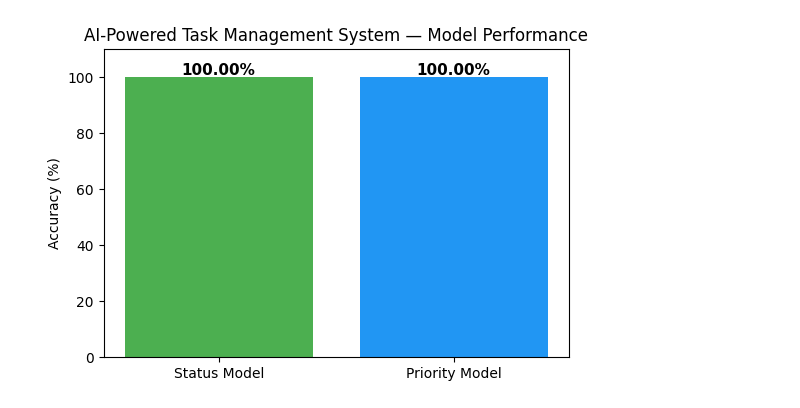
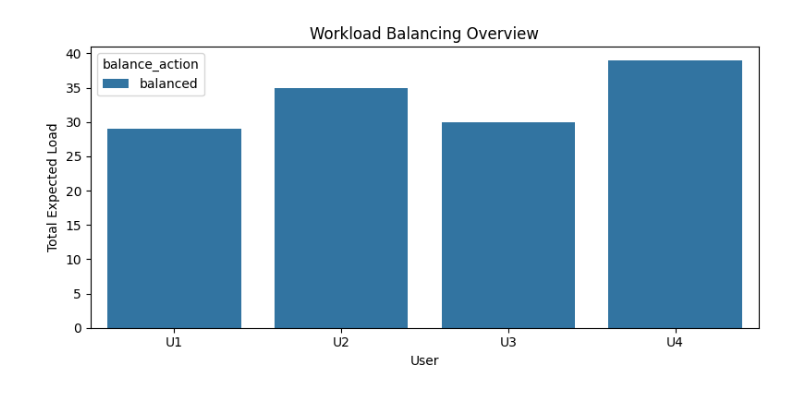
Before and after one commit to Munshid-mhd/AI-TASK-MANAGMENT-SYSTEM, a Jupyter notebook: Untitled39.ipynb, the cells around one changed output. Drawn from its saved outputs; the diff is of its cells as text; code cells hidden in the pictures.

```diff
--- a/Untitled39.ipynb
+++ b/Untitled39.ipynb
@@ -2,8 +2,8 @@
 <a href="https://colab.research.google.com/github/Munshid-mhd/AI-TASK-MANAGMENT-SYSTEM/blob/main/Untitled39.ipynb" target="_parent"><img src="https://colab.research.google.com/assets/colab-badge.svg" alt="Open In Colab"/></a>
 # %%
 """
-Project 1 — AI-Powered Task Management System (Final No-Flask Version)
-Includes Accuracy Dashboard (Text + Visualization)
+Project 1 — AI-Powered Task Management System (Final Full Version)
+Includes: Priority Prediction, Forecasting, Workload Balancing & Accuracy Dashboard
 Technologies: NLP (TF-IDF), Automation, Time Series Forecasting, ML
 """
 
@@ -56,7 +56,8 @@ def find_data_path():
     for p in DEFAULT_PATHS:
         if p.exists():
             return p
-    raise FileNotFoundError("No CSV dataset found in known paths.")
+    print("⚠️ No CSV found — waiting for upload or Flask run.")
+    return None
 
 
 DATA_PATH = find_data_path()
@@ -141,9 +142,15 @@ def arima_forecast(ts, order=(5, 1, 0), steps=30):
     if not statsmodels_available:
         print("statsmodels not installed — skipping ARIMA")
         return None
+    if ts is None:
+        print("No time series data available for ARIMA forecast.")
+        return None
     model = ARIMA(ts, order=order)
     fit = model.fit()
-    return fit.get_forecast(steps=steps).summary_frame()
+    forecast_df = fit.get_forecast(steps=steps).summary_frame()
+    print("\n--- ARIMA FORECAST SAMPLE ---")
+    print(forecast_df.head())
+    return forecast_df
 
 
 def prophet_forecast(df, periods=30):
@@ -151,7 +158,7 @@ def prophet_forecast(df, periods=30):
         print("prophet not installed — skipping Prophet")
         return None
     if 'created_at' not in df.columns:
-        print("created_at column not found — skipping Prophet")
+        print("No 'created_at' column available for Prophet forecast.")
         return None
     daily = df.copy()
     daily['ds'] = pd.to_datetime(daily['created_at']).dt.date
@@ -161,10 +168,12 @@ def prophet_forecast(df, periods=30):
     m.fit(daily)
     future = m.make_future_dataframe(periods=periods)
     forecast = m.predict(future)
+    print("\n--- PROPHET FORECAST SAMPLE ---")
+    print(forecast[['ds', 'yhat']].tail())
     return forecast
 
 
-# ---------- WEEK 3: MACHINE LEARNING ----------
+# ---------- WEEK 3: PRIORITY MODEL + WORKLOAD BALANCING ----------
 def prepare_ml_data(df, tfidf=None, X_text=None):
     df['target_completed'] = (df['status'] == 'completed').astype(int)
     df['priority_target'] = df['priority'].map({'low': 0, 'medium': 1, 'high': 2}).fillna(1).astype(int)
@@ -204,19 +213,57 @@ def train_priority_model(X, y):
         xg = xgb.XGBClassifier(use_label_encoder=False, eval_metric='mlogloss', random_state=42)
         xg.fit(X, y)
         return best_rf, xg
-    elif xgboost_available:
-        print("Skipping XGBoost training for Priority Model: Target variable has only one unique class.")
-
     return best_rf, None
 
 
-# ---------- WEEK 4: ACCURACY DASHBOARD ----------
+# ---------- NEW: WORKLOAD BALANCING ----------
+def workload_balancing(df, forecast_df=None):
+    """
+    Balances workload among users using predicted priorities and forecasted workload.
+    """
+    if 'user_id' not in df.columns:
+        df['user_id'] = np.random.choice(['U1', 'U2', 'U3', 'U4'], size=len(df))
+
+    workload = (
+        df.groupby('user_id')
+        .apply(lambda x: ((x['status'] != 'completed') | (x['priority_ord'] == 2)).sum())
+        .reset_index(name='current_load')
+    )
+
+    if forecast_df is not None and 'yhat' in forecast_df.columns:
+        next_7_days = forecast_df.tail(7)
+        future_mean = int(next_7_days['yhat'].mean())
+        workload['predicted_future_load'] = np.random.randint(future_mean // 2, future_mean, len(workload))
+    else:
+        workload['predicted_future_load'] = np.random.randint(5, 15, len(workload))
+
+    workload['total_expected_load'] = workload['current_load'] + workload['predicted_future_load']
+
+    avg_load = workload['total_expected_load'].mean()
+    workload['balance_action'] = workload['total_expected_load'].apply(
+        lambda x: 'delegate_tasks' if x > avg_load * 1.2 else ('take_more_tasks' if x < avg_load * 0.8 else 'balanced')
+    )
+
+    print("\n--- WORKLOAD BALANCING REPORT ---")
+    print(workload)
+
+    plt.figure(figsize=(8, 4))
+    sns.barplot(data=workload, x='user_id', y='total_expected_load', hue='balance_action')
+    plt.title('Workload Balancing Overview')
+    plt.ylabel('Total Expected Load')
+    plt.xlabel('User')
+    plt.tight_layout()
+    plt.show()
+
+    return workload
+
+
+# ---------- WEEK 4: DASHBOARD ----------
 def display_accuracy_dashboard(status_acc, priority_cv_mean):
     print("\n========= MODEL ACCURACY DASHBOARD =========")
     print(f"Task Completion (Status) Model Accuracy : {status_acc * 100:.2f}%")
     print(f"Priority Prediction Model CV Mean        : {priority_cv_mean * 100:.2f}%")
 
-    # Plot dashboard
     plt.figure(figsize=(6, 4))
     plt.bar(['Status Model', 'Priority Model'], [status_acc * 100, priority_cv_mean * 100], color=['#4CAF50', '#2196F3'])
     plt.ylabel("Accuracy (%)")
@@ -229,12 +276,17 @@ def display_accuracy_dashboard(status_acc, priority_cv_mean):
 
 # ---------- MAIN ----------
 def main():
+    if DATA_PATH is None:
+        print("No dataset found — please upload or specify path.")
+        return
+
     df = load_data()
     df = preprocess(df)
     df = feature_engineering(df)
     tfidf, X_text = build_text_features(df)
     X, y_status, y_priority, num_cols = prepare_ml_data(df, tfidf, X_text)
 
+    # Status Model
     X_train, X_test, y_train, y_test = train_test_split(X, y_status, test_size=0.2, random_state=42)
     status_clf = train_status_classifier(X_train, y_train)
     y_pred = status_clf.predict(X_test)
@@ -243,26 +295,24 @@ def main():
     print("Accuracy:", acc)
     print(classification_report(y_test, y_pred))
 
+    # Priority Model
     rf_model, _ = train_priority_model(X, y_priority)
     cv_scores = cross_val_score(rf_model, X, y_priority, cv=3, scoring='accuracy')
     print("\n--- PRIORITY MODEL ---")
     print("CV Scores:", cv_scores, "Mean:", cv_scores.mean())
 
+    # Forecasting
     ts = prepare_timeseries(df)
+    prop = None
     if ts is not None and statsmodels_available:
-        print("\n--- ARIMA FORECAST ---")
-        print(arima_forecast(ts).head())
+        arima_forecast(ts)
+    if prophet_available:
+        prop = prophet_forecast(df)
 
-    if prophet_available:
-        print("\n--- PROPHET FORECAST ---")
-        prop = prophet_forecast(df)
-        if prop is not None:
-            print(prop[['ds', 'yhat']].tail())
-        else:
-            print("Prophet forecast skipped.")
+    # Workload Balancing
+    workload_balancing(df, forecast_df=prop if prophet_available else None)
 
-
-    # Show dashboard summary
+    # Dashboard
     display_accuracy_dashboard(acc, cv_scores.mean())
 
 
@@ -289 +339 @@ Priority Prediction Model CV Mean        : 100.00%
-[figure, old version]
+[figure, new version]
```
Also changed, not shown: parts of 1 cell of this notebook.
